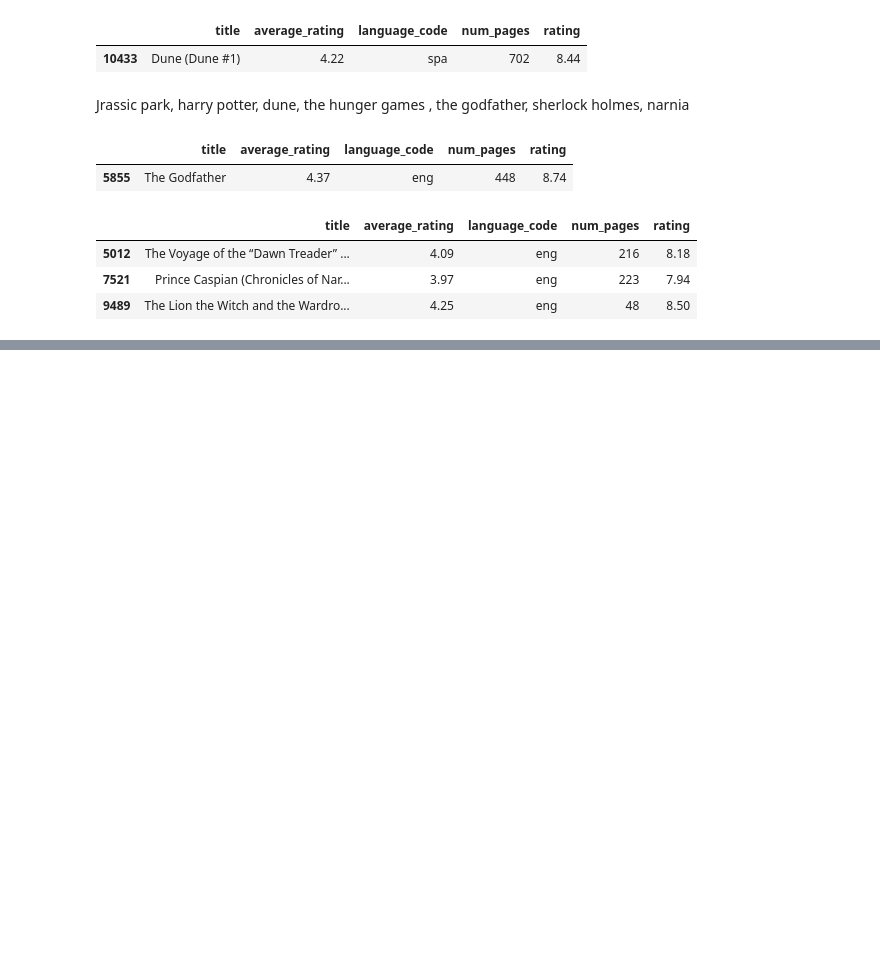
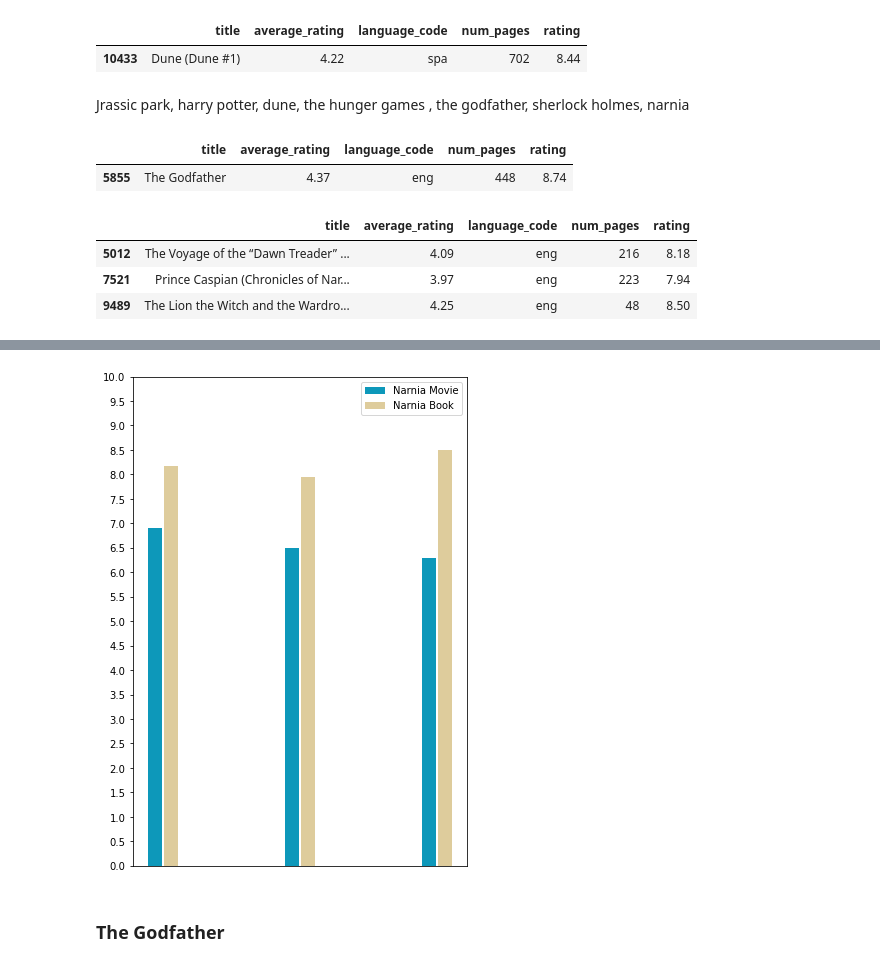
Before and after one commit to moustafa-karaki/books-movies, a Jupyter notebook: books_movies.ipynb, the cells around one changed output, grey strips where cells are left out. Saved outputs shown, nothing was run; the diff lists cells and outputs as text; code cells hidden in the pictures; blank space fills up the shorter version.

```diff
--- a/books_movies.ipynb
+++ b/books_movies.ipynb
@@ -187,0 +228,15 @@ plt.show()
+# %%
+x_axisn = np.arange(len(narnia_movie["title"]))
+x_axisn2 = np.arange(len(narnia_book["title"]))
+# %%
+plt.figure(1, figsize=(6, 9))
+plt.bar(x_axisn -0.06,narnia_movie["rating"],width= 0.1,label ="Narnia Movie",color = "#0D98BA")
+plt.bar(x_axisn2 +0.06,narnia_book["rating"],width =0.1,label ="Narnia Book",color = "#DECC9C")
+plt.yticks([0,0.5,1,1.5,2,2.5,3,3.5,4,4.5,5,5.5,6,6.5,7,7.5,8,8.5,9,9.5,10])
+plt.xticks([])
+plt.legend()
+plt.show()
+# %% [output]
+[figure, added]
+# %% [markdown]
+### The Godfather
```
Also changed, not shown: parts of 12 cells of this notebook.
